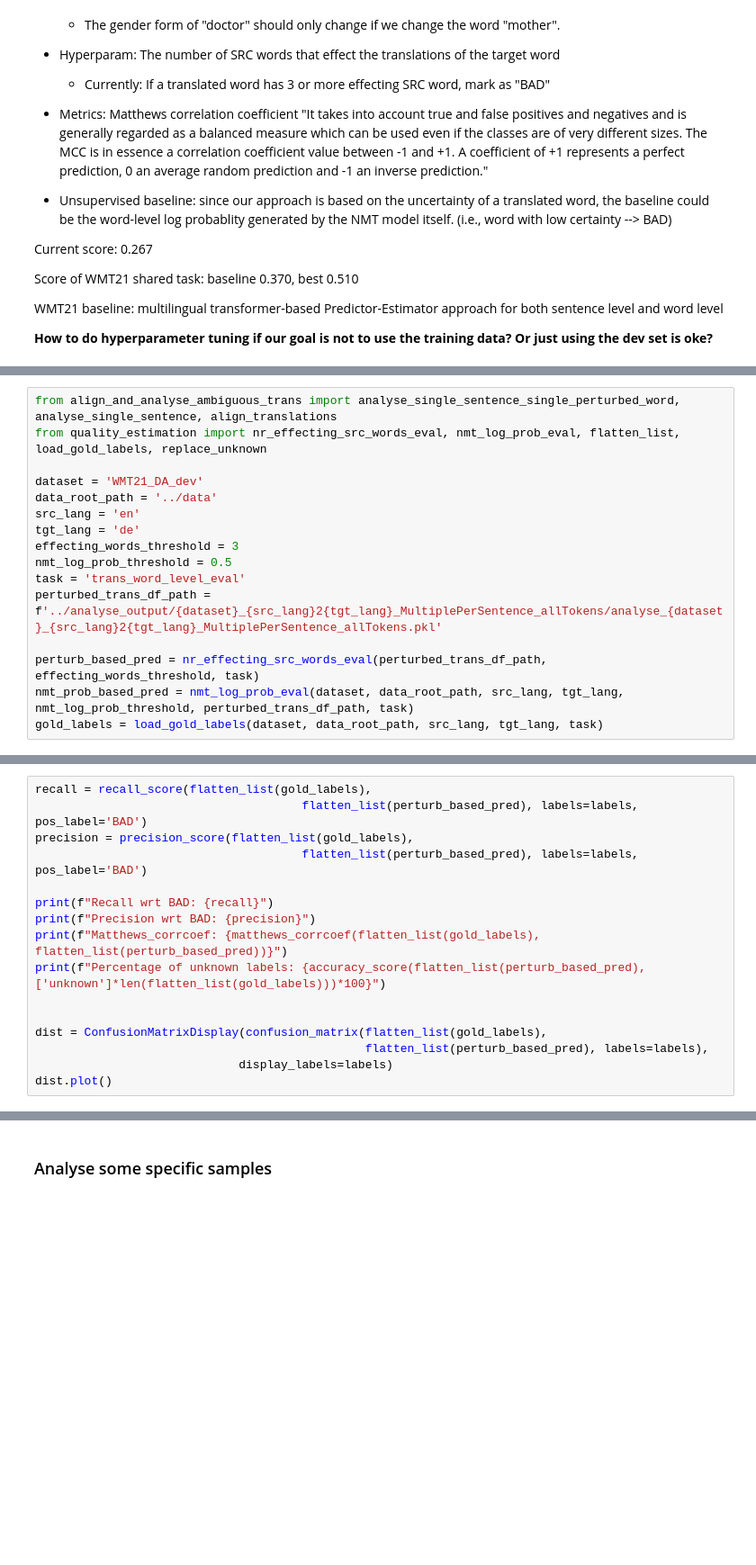
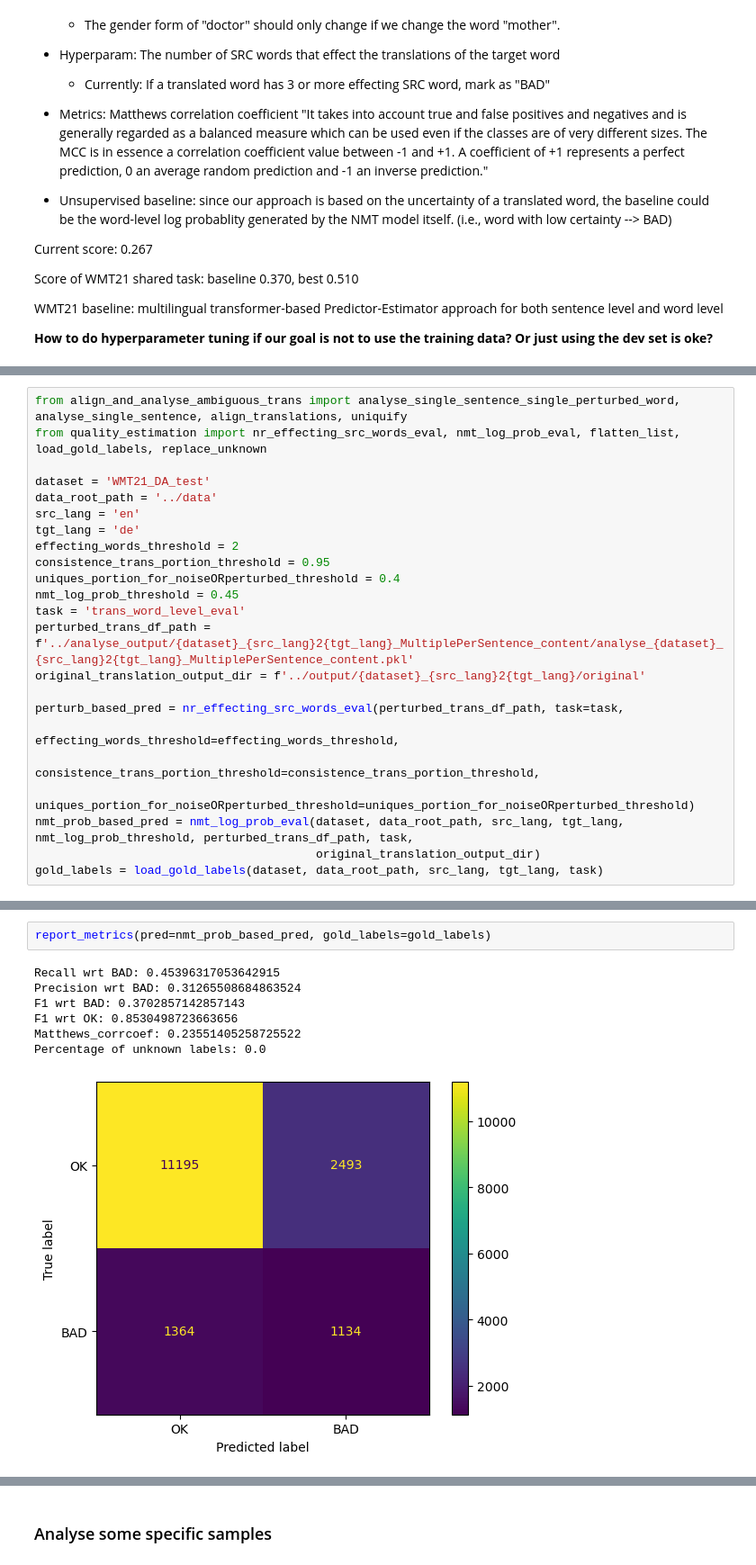
Before and after one commit to TuAnh23/Perturbation-basedQE, a Jupyter notebook: notebooks/Quality estimation.ipynb, the cells around one changed output, grey strips where cells are left out. Shown at 90% size. Drawn from its saved outputs; the diff is of its cells as text; blank space fills up the shorter version.

Commit message:
Use model log-prob output instead of ones provided in the dataset (does not effect final scores)

```diff
--- a/notebooks/Quality estimation.ipynb
+++ b/notebooks/Quality estimation.ipynb
@@ -118,19 +114,26 @@ Nmt word probas:
 
 --> Worse than using nmt model word probas
 # %%
-from align_and_analyse_ambiguous_trans import analyse_single_sentence_single_perturbed_word, analyse_single_sentence, align_translations
+from align_and_analyse_ambiguous_trans import analyse_single_sentence_single_perturbed_word, analyse_single_sentence, align_translations, uniquify
 from quality_estimation import nr_effecting_src_words_eval, nmt_log_prob_eval, flatten_list, load_gold_labels, replace_unknown
 
-dataset = 'WMT21_DA_dev'
+dataset = 'WMT21_DA_test'
 data_root_path = '../data'
 src_lang = 'en'
 tgt_lang = 'de'
-effecting_words_threshold = 3
-nmt_log_prob_threshold = 0.5
+effecting_words_threshold = 2
+consistence_trans_portion_threshold = 0.95
+uniques_portion_for_noiseORperturbed_threshold = 0.4
+nmt_log_prob_threshold = 0.45
 task = 'trans_word_level_eval'
-perturbed_trans_df_path = f'../analyse_output/{dataset}_{src_lang}2{tgt_lang}_MultiplePerSentence_allTokens/analyse_{dataset}_{src_lang}2{tgt_lang}_MultiplePerSentence_allTokens.pkl'
+perturbed_trans_df_path = f'../analyse_output/{dataset}_{src_lang}2{tgt_lang}_MultiplePerSentence_content/analyse_{dataset}_{src_lang}2{tgt_lang}_MultiplePerSentence_content.pkl'
+original_translation_output_dir = f'../output/{dataset}_{src_lang}2{tgt_lang}/original'
 
-perturb_based_pred = nr_effecting_src_words_eval(perturbed_trans_df_path, effecting_words_threshold, task)
-nmt_prob_based_pred = nmt_log_prob_eval(dataset, data_root_path, src_lang, tgt_lang, nmt_log_prob_threshold, perturbed_trans_df_path, task)
+perturb_based_pred = nr_effecting_src_words_eval(perturbed_trans_df_path, task=task,
+                                                 effecting_words_threshold=effecting_words_threshold,
+                                                 consistence_trans_portion_threshold=consistence_trans_portion_threshold,
+                                                 uniques_portion_for_noiseORperturbed_threshold=uniques_portion_for_noiseORperturbed_threshold)
+nmt_prob_based_pred = nmt_log_prob_eval(dataset, data_root_path, src_lang, tgt_lang, nmt_log_prob_threshold, perturbed_trans_df_path, task,
+                                        original_translation_output_dir)
 gold_labels = load_gold_labels(dataset, data_root_path, src_lang, tgt_lang, task)
 # %%
@@ -155,16 +165,10 @@ dist.plot()
 # %%
-recall = recall_score(flatten_list(gold_labels),
-                                      flatten_list(perturb_based_pred), labels=labels, pos_label='BAD')
-precision = precision_score(flatten_list(gold_labels),
-                                      flatten_list(perturb_based_pred), labels=labels, pos_label='BAD')
-
-print(f"Recall wrt BAD: {recall}")
-print(f"Precision wrt BAD: {precision}")
-print(f"Matthews_corrcoef: {matthews_corrcoef(flatten_list(gold_labels), flatten_list(perturb_based_pred))}")
-print(f"Percentage of unknown labels: {accuracy_score(flatten_list(perturb_based_pred), ['unknown']*len(flatten_list(gold_labels)))*100}")
-
-
-dist = ConfusionMatrixDisplay(confusion_matrix(flatten_list(gold_labels),
-                                               flatten_list(perturb_based_pred), labels=labels),
-                             display_labels=labels)
-dist.plot()
+report_metrics(pred=nmt_prob_based_pred, gold_labels=gold_labels)
+# %% [output]
+Recall wrt BAD: 0.45396317053642915
+Precision wrt BAD: 0.31265508684863524
+F1 wrt BAD: 0.3702857142857143
+F1 wrt OK: 0.8530498723663656
+Matthews_corrcoef: 0.23551405258725522
+Percentage of unknown labels: 0.0
+[figure, added]
```
Also changed, not shown: parts of 12 cells of this notebook, 4 other files.
